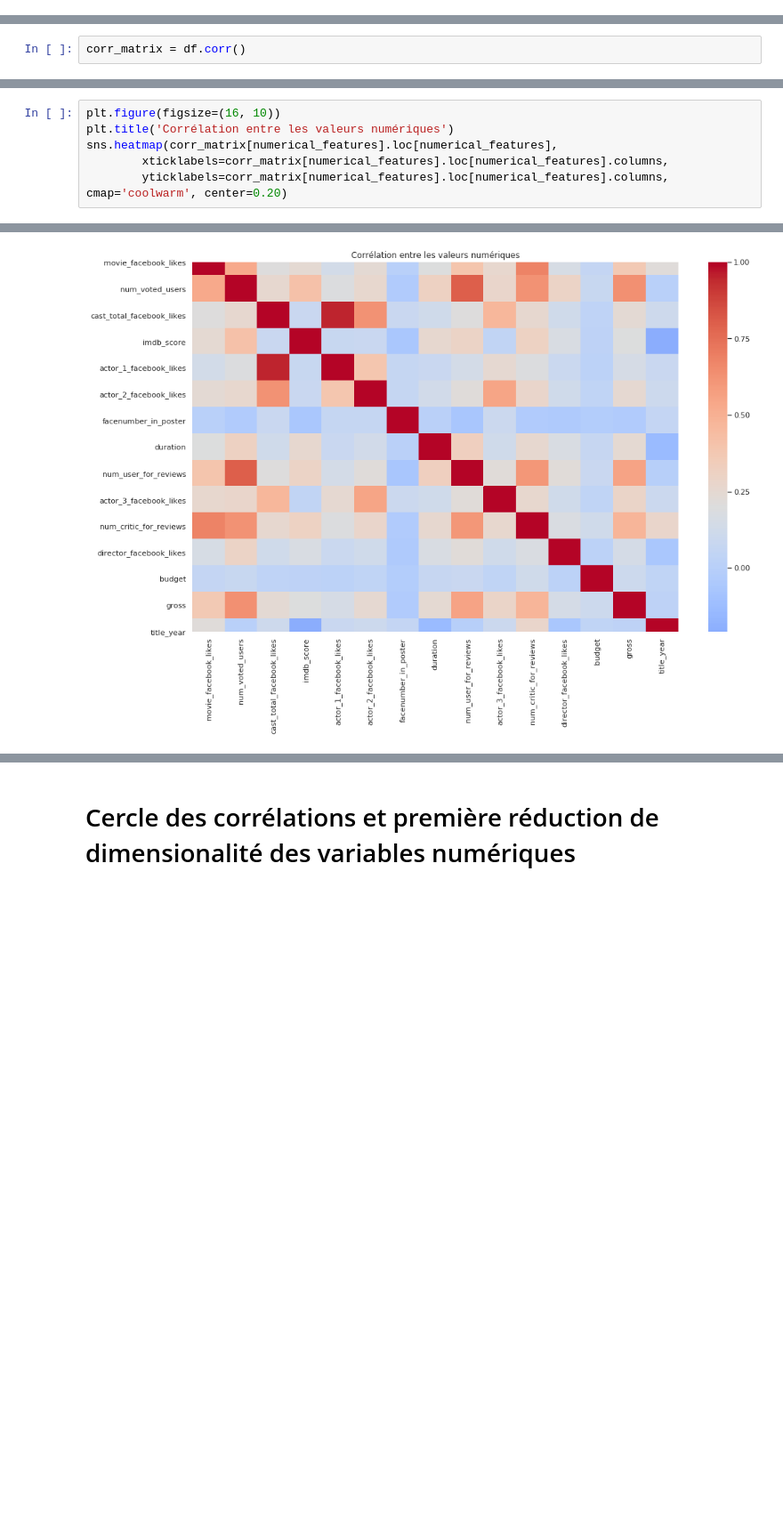
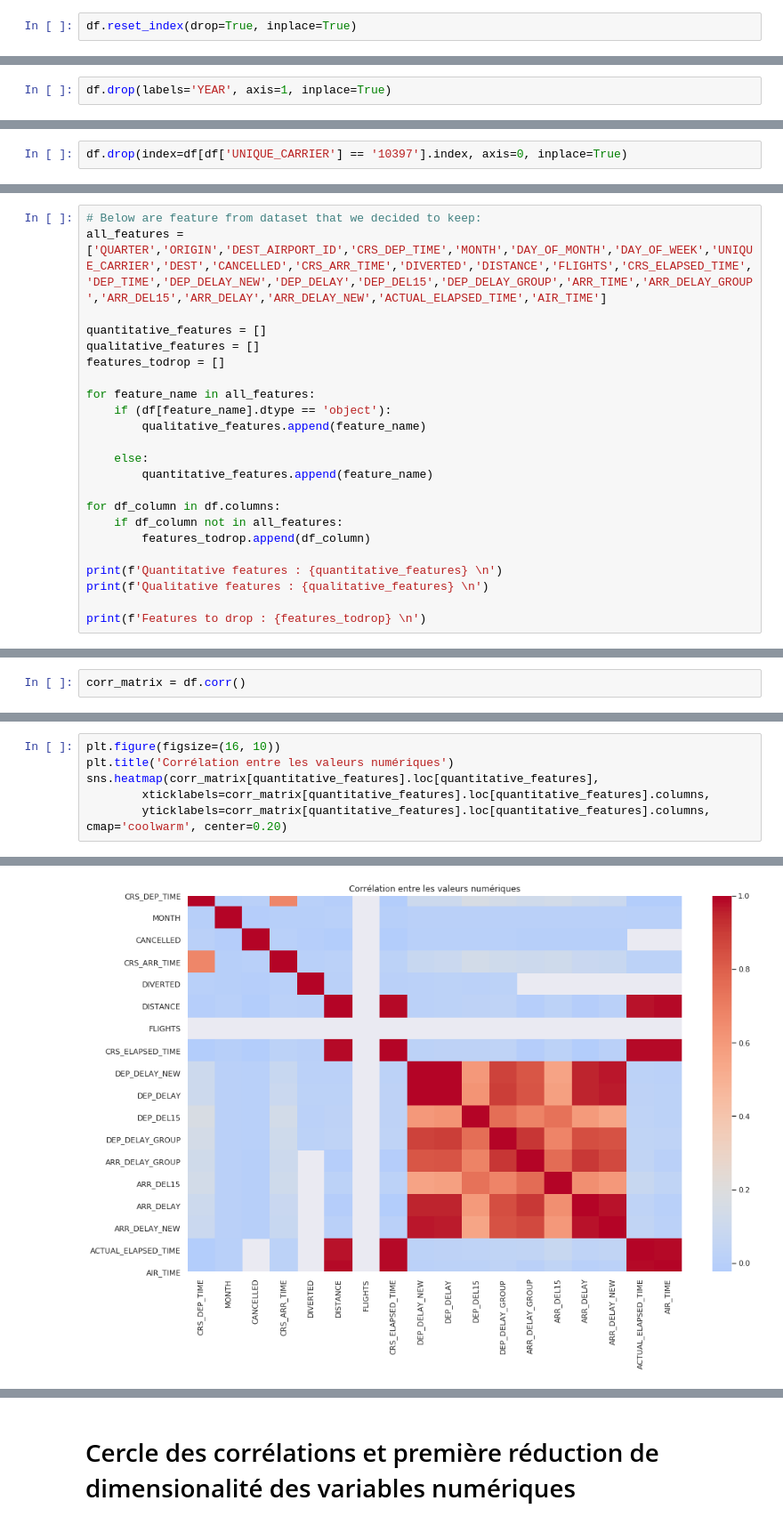
Before and after one commit to Severac/openclassrooms, a Jupyter notebook: PJ4/PJ4_dataexplore.ipynb, the cells around one changed output, grey strips where cells are left out. Shown at 89% size. Drawn from its saved outputs; the diff is of its cells as text; blank space fills up the shorter version.

```diff
--- a/PJ4/PJ4_dataexplore.ipynb
+++ b/PJ4/PJ4_dataexplore.ipynb
@@ -125,6 +130,8 @@ Loading file datasets/transats/2016_01.csv
 Loading file datasets/transats/2016_10.csv
 Loading file datasets/transats/2016_11.csv
 Loading file datasets/transats/2016_08.csv
+# %%
+df.reset_index(drop=True, inplace=True)
 # %% [markdown]
 ###  On vérifie que le nombre de lignes intégrées dans le Dataframe correspond au nombre de lignes du fichier
 # %%
@@ -162,0 +184,2 @@ df.drop(labels='Unnamed: 64', axis=1, inplace=True)
+# %%
+df.drop(labels='YEAR', axis=1, inplace=True)
@@ -262,0 +328,2 @@ df[['genres', 'plot_keywords']]
+# %%
+df.drop(index=df[df['UNIQUE_CARRIER'] == '10397'].index, axis=0, inplace=True)
@@ -262,0 +610,23 @@ df[['genres', 'plot_keywords']]
+# %%
+# Below are feature from dataset that we decided to keep:
+all_features = ['QUARTER','ORIGIN','DEST_AIRPORT_ID','CRS_DEP_TIME','MONTH','DAY_OF_MONTH','DAY_OF_WEEK','UNIQUE_CARRIER','DEST','CANCELLED','CRS_ARR_TIME','DIVERTED','DISTANCE','FLIGHTS','CRS_ELAPSED_TIME','DEP_TIME','DEP_DELAY_NEW','DEP_DELAY','DEP_DEL15','DEP_DELAY_GROUP','ARR_TIME','ARR_DELAY_GROUP','ARR_DEL15','ARR_DELAY','ARR_DELAY_NEW','ACTUAL_ELAPSED_TIME','AIR_TIME']
+
+quantitative_features = []
+qualitative_features = []
+features_todrop = []
+
+for feature_name in all_features:
+    if (df[feature_name].dtype == 'object'):
+        qualitative_features.append(feature_name)
+
+    else:
+        quantitative_features.append(feature_name)
+
+for df_column in df.columns:
+    if df_column not in all_features:
+        features_todrop.append(df_column)
+
+print(f'Quantitative features : {quantitative_features} \n')
+print(f'Qualitative features : {qualitative_features} \n')
+
+print(f'Features to drop : {features_todrop} \n')
@@ -311,9 +720,9 @@ corr_matrix[numerical_features].loc[numerical_features]
 # %%
 plt.figure(figsize=(16, 10))
 plt.title('Corrélation entre les valeurs numériques')
-sns.heatmap(corr_matrix[numerical_features].loc[numerical_features],
-        xticklabels=corr_matrix[numerical_features].loc[numerical_features].columns,
-        yticklabels=corr_matrix[numerical_features].loc[numerical_features].columns, cmap='coolwarm', center=0.20)
+sns.heatmap(corr_matrix[quantitative_features].loc[quantitative_features],
+        xticklabels=corr_matrix[quantitative_features].loc[quantitative_features].columns,
+        yticklabels=corr_matrix[quantitative_features].loc[quantitative_features].columns, cmap='coolwarm', center=0.20)
 # %% [output]
 <matplotlib.axes._subplots.AxesSubplot at 0x...>
-[figure, old version]
+[figure, new version]
```
Also changed, not shown: parts of 77 cells of this notebook, 3 other files.
